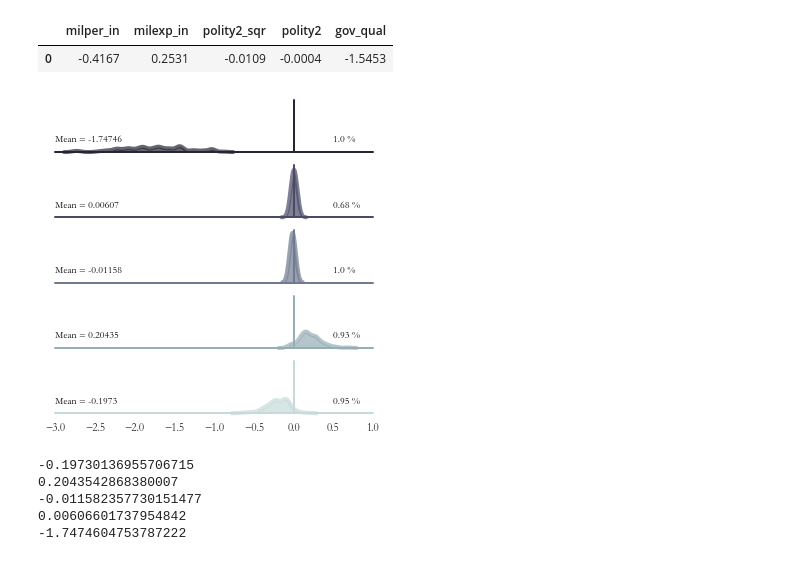
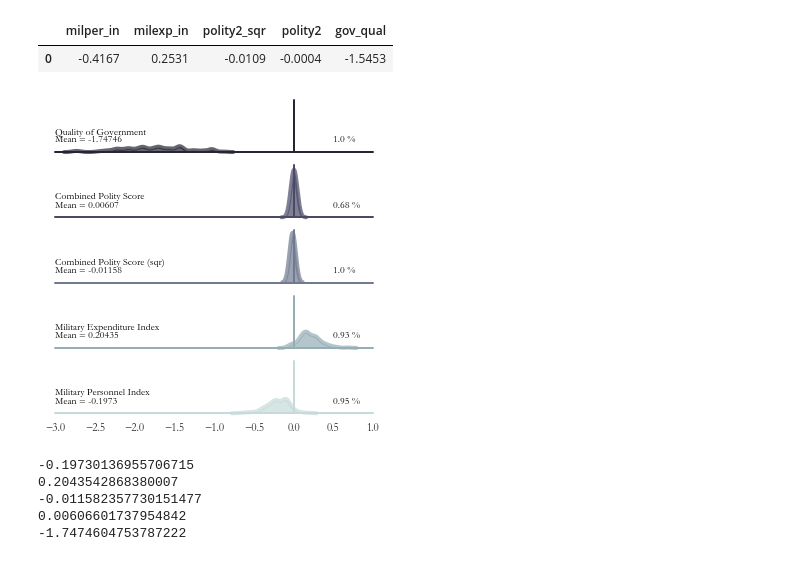
Before and after one commit to frankiiii/master_thesis, a Jupyter notebook: 10_logit_models.ipynb, the cells around one changed output. Saved outputs shown, nothing was run; the diff lists cells and outputs as text; code cells hidden in the pictures.

```diff
--- a/10_logit_models.ipynb
+++ b/10_logit_models.ipynb
@@ -1216,35 +1216,35 @@ grid.map(plt.axvline, x=0,
 
 # decrease gap between plots
 grid.fig.subplots_adjust(hspace=-10)
 
 # add line for y=0
 grid.map(plt.axhline, y=0,
       lw=2, clip_on=False)
 
 # add names of variables
 for i, axis in enumerate(grid.axes.flat):
-    ax.text(x=-3, y=3.7, s=dict_names[i+1], fontsize=10,
+    axis.text(x=-3, y=3.7, s=dict_names[i+1], fontsize=10,
             color="black")
 
 # add means for bootstrap repetitions
 for i, axis in enumerate(grid.axes.flat):
     axis.text(x=-3, y=2, s=f"Mean = {dict_means[i+1]}", fontsize=10,
             color="black")
 
 # add proportion of repetitions with same sign as mean
 for i, axis in enumerate(grid.axes.flat):
     axis.text(x=0.5, y=2, s=f"{dict_props[i+1]} %", fontsize=10,
             color="black")
 
 # remove axes, ticks, spines
 grid.set_titles("")
 grid.set(yticks=[])
 grid.despine(bottom=True, left=True)
 
 # save plot
 plt.savefig(os.path.join(out_paths["box_plot"], f"_FacetGrid_state_capacity.png"), dpi=700)
 # %% [output]
-[figure, old version]
+[figure, new version]
 # %%
 ### Check mean values manually -----
 print(betas_all_plot["milper_in"].mean())
```
Also changed, not shown: parts of 5 cells of this notebook.
